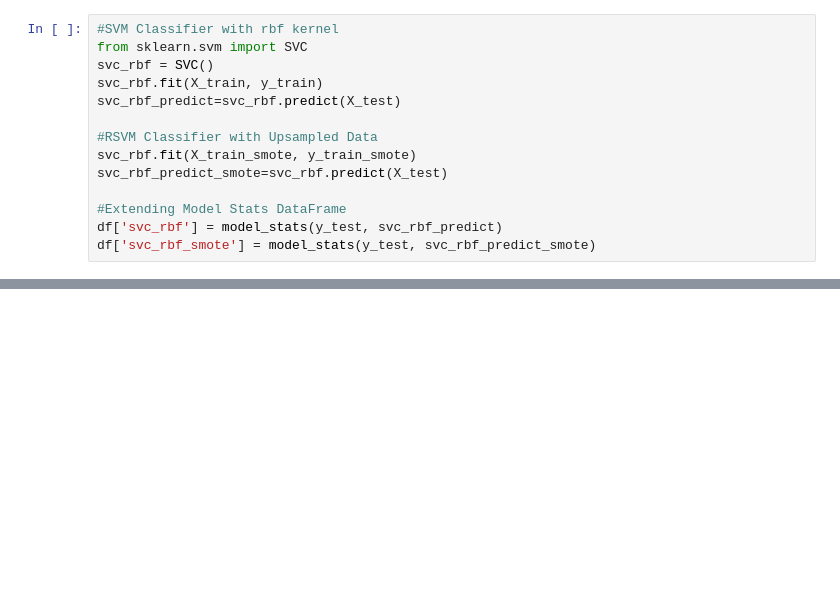
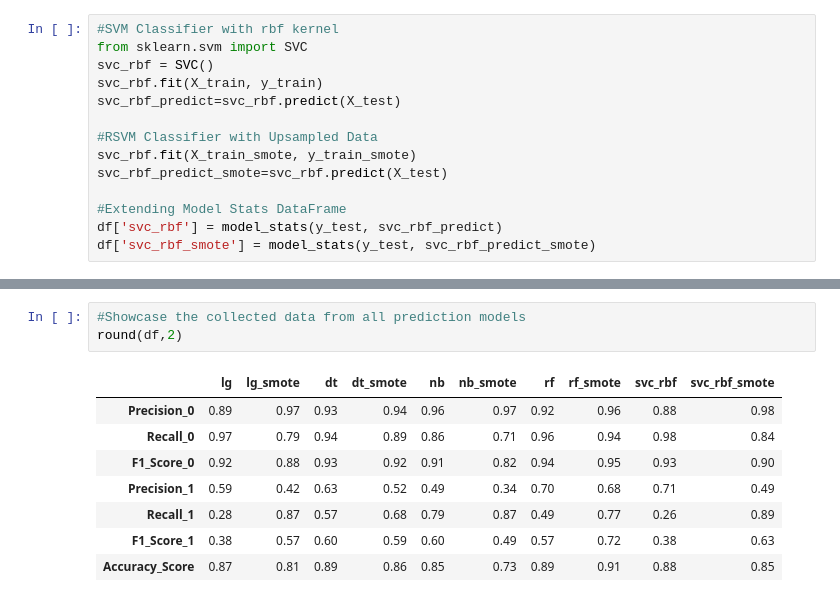
Before and after one commit to Marcel707/Portfolio, a Jupyter notebook: Notebooks/red_vinho_verde_wine_quality.ipynb, the cells around one changed output, grey strips where cells are left out. Drawn from its saved outputs; the diff is of its cells as text; blank space fills up the shorter version.

```diff
--- a/Notebooks/red_vinho_verde_wine_quality.ipynb
+++ b/Notebooks/red_vinho_verde_wine_quality.ipynb
@@ -515 +520,13 @@ df
+# %%
+#Showcase the collected data from all prediction models
+round(df,2)
+# %% [output]
+|  | lg | lg_smote | dt | dt_smote | nb | nb_smote | rf | rf_smote | svc_rbf | svc_rbf_smote |
+| Precision_0 | 0.89 | 0.97 | 0.93 | 0.94 | 0.96 | 0.97 | 0.92 | 0.96 | 0.88 | 0.98 |
+| Recall_0 | 0.97 | 0.79 | 0.94 | 0.89 | 0.86 | 0.71 | 0.96 | 0.94 | 0.98 | 0.84 |
+| F1_Score_0 | 0.92 | 0.88 | 0.93 | 0.92 | 0.91 | 0.82 | 0.94 | 0.95 | 0.93 | 0.90 |
+| Precision_1 | 0.59 | 0.42 | 0.63 | 0.52 | 0.49 | 0.34 | 0.70 | 0.68 | 0.71 | 0.49 |
+| Recall_1 | 0.28 | 0.87 | 0.57 | 0.68 | 0.79 | 0.87 | 0.49 | 0.77 | 0.26 | 0.89 |
+| F1_Score_1 | 0.38 | 0.57 | 0.60 | 0.59 | 0.60 | 0.49 | 0.57 | 0.72 | 0.38 | 0.63 |
+| Accuracy_Score | 0.87 | 0.81 | 0.89 | 0.86 | 0.85 | 0.73 | 0.89 | 0.91 | 0.88 | 0.85 |
 # %%
```
Also changed, not shown: parts of 60 cells of this notebook.
